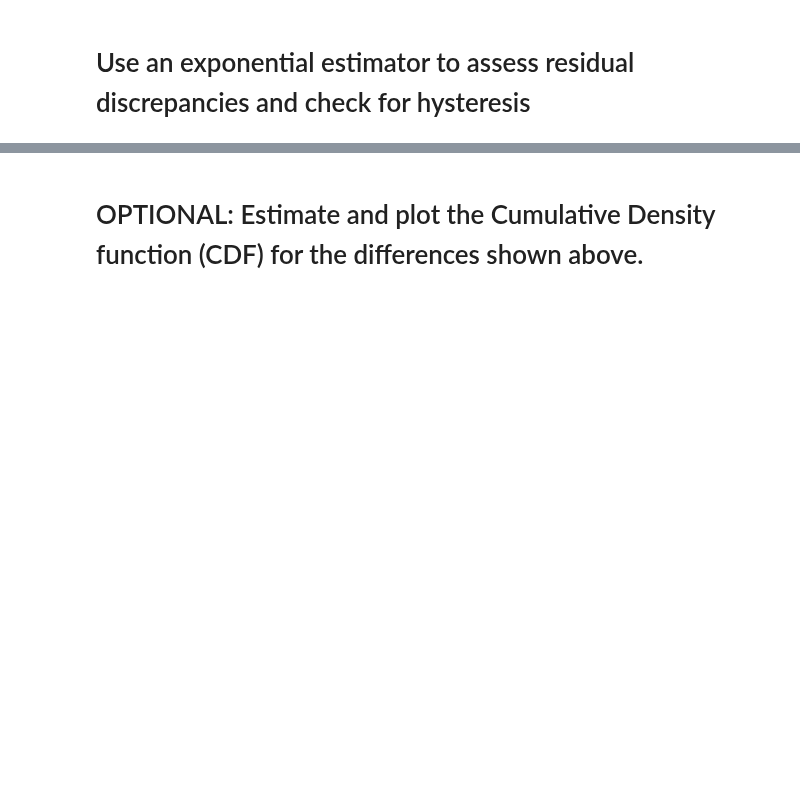
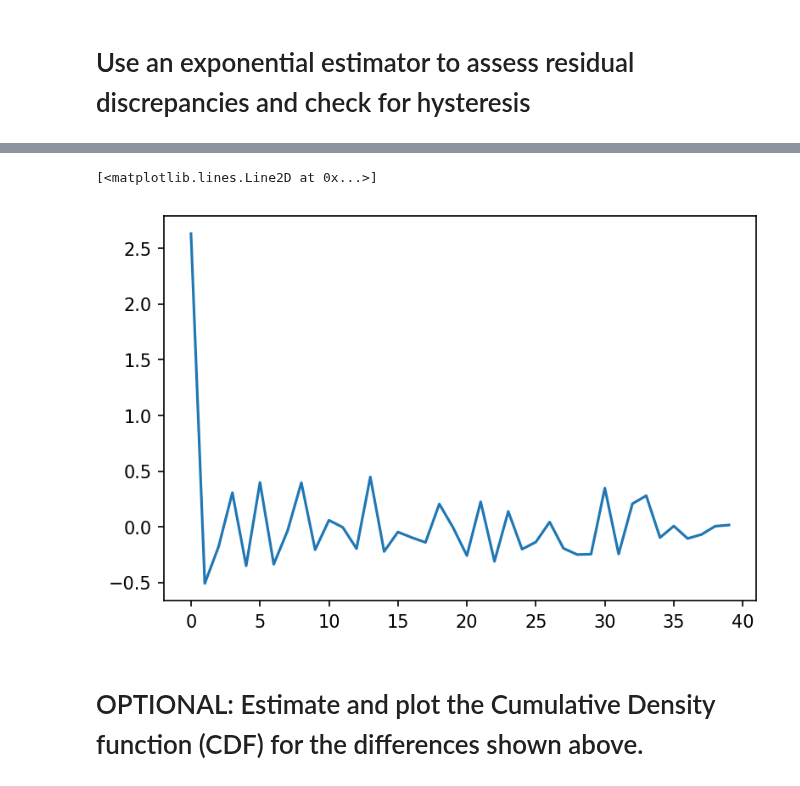
Before and after one commit to BranniganLab/safep, a Jupyter notebook: BAR_Estimator_Expanded.ipynb, the cells around one changed output, grey strips where cells are left out. Drawn from its saved outputs; the diff is of its cells as text; code cells hidden in the pictures; blank space fills up the shorter version.

```diff
--- a/BAR_Estimator_Expanded.ipynb
+++ b/BAR_Estimator_Expanded.ipynb
@@ -237,3 +371,12 @@ plt.savefig(f'{path}discrepancies_{affix}.png', dpi=600)
+# %%
+flucs = hyst - np.mean(hyst)
+corr = correlate(flucs, flucs, mode='full')
+corr = corr[len(corr)//2:]
+plt.plot(corr)
+#plt.savefig(f'
+# %% [output]
+[<matplotlib.lines.Line2D at 0x...>]
+[figure, added]
 # %% [markdown]
 # OPTIONAL: Estimate and plot the Cumulative Density function (CDF) for the differences shown above.
 # %%
```
Also changed, not shown: parts of 20 cells of this notebook, 2 other files.
